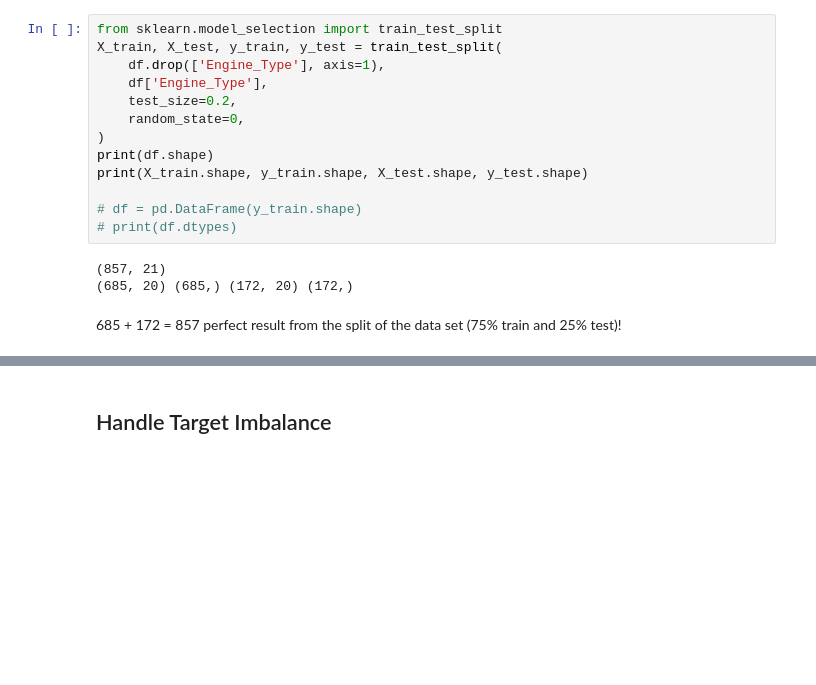
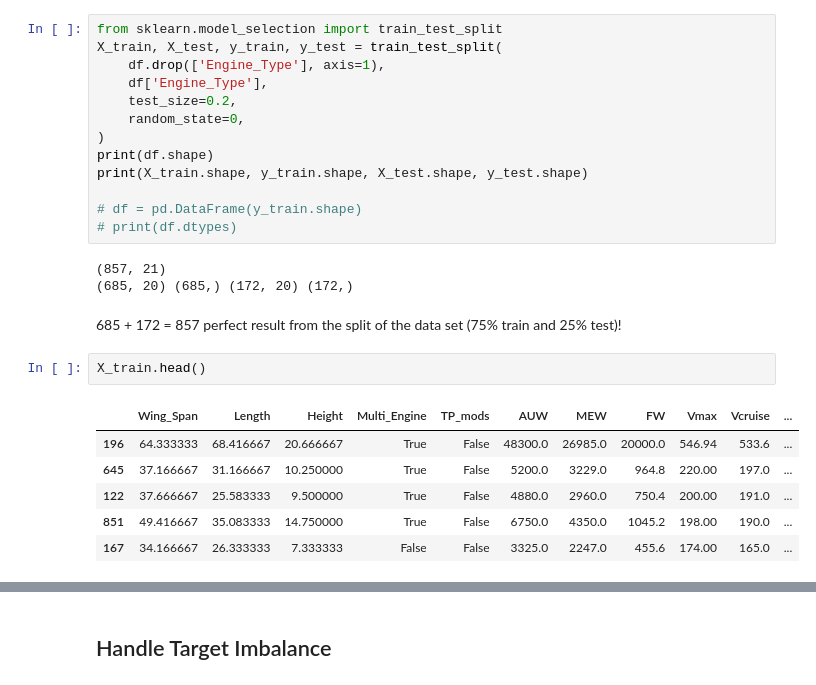
Before and after one commit to johnrearden/pa-data-driven-design, a Jupyter notebook: jupyter_notebooks/6A_modeling_and_evaluation-predict_engine_type.ipynb, the cells around one changed output, grey strips where cells are left out. Cells and saved outputs as stored; diff of their text form; blank space fills up the shorter version.

```diff
--- a/jupyter_notebooks/6A_modeling_and_evaluation-predict_engine_type.ipynb
+++ b/jupyter_notebooks/6A_modeling_and_evaluation-predict_engine_type.ipynb
@@ -214,5 +224,14 @@ print(X_train.shape, y_train.shape, X_test.shape, y_test.shape)
 (685, 20) (685,) (172, 20) (172,)
 # %% [markdown]
 685 + 172 = 857 perfect result from the split of the data set (75% train and 25% test)!
+# %%
+X_train.head()
+# %% [output]
+|  | Wing_Span | Length | Height | Multi_Engine | TP_mods | AUW | MEW | FW | Vmax | Vcruise | ... |
+| 196 | 64.333333 | 68.416667 | 20.666667 | True | False | 48300.0 | 26985.0 | 20000.0 | 546.94 | 533.6 | ... |
+| 645 | 37.166667 | 31.166667 | 10.250000 | True | False | 5200.0 | 3229.0 | 964.8 | 220.00 | 197.0 | ... |
+| 122 | 37.666667 | 25.583333 | 9.500000 | True | False | 4880.0 | 2960.0 | 750.4 | 200.00 | 191.0 | ... |
+| 851 | 49.416667 | 35.083333 | 14.750000 | True | False | 6750.0 | 4350.0 | 1045.2 | 198.00 | 190.0 | ... |
+| 167 | 34.166667 | 26.333333 | 7.333333 | False | False | 3325.0 | 2247.0 | 455.6 | 174.00 | 165.0 | ... |
 # %%
 print(df)
```
Also changed, not shown: parts of 45 cells of this notebook, 4 other files.
